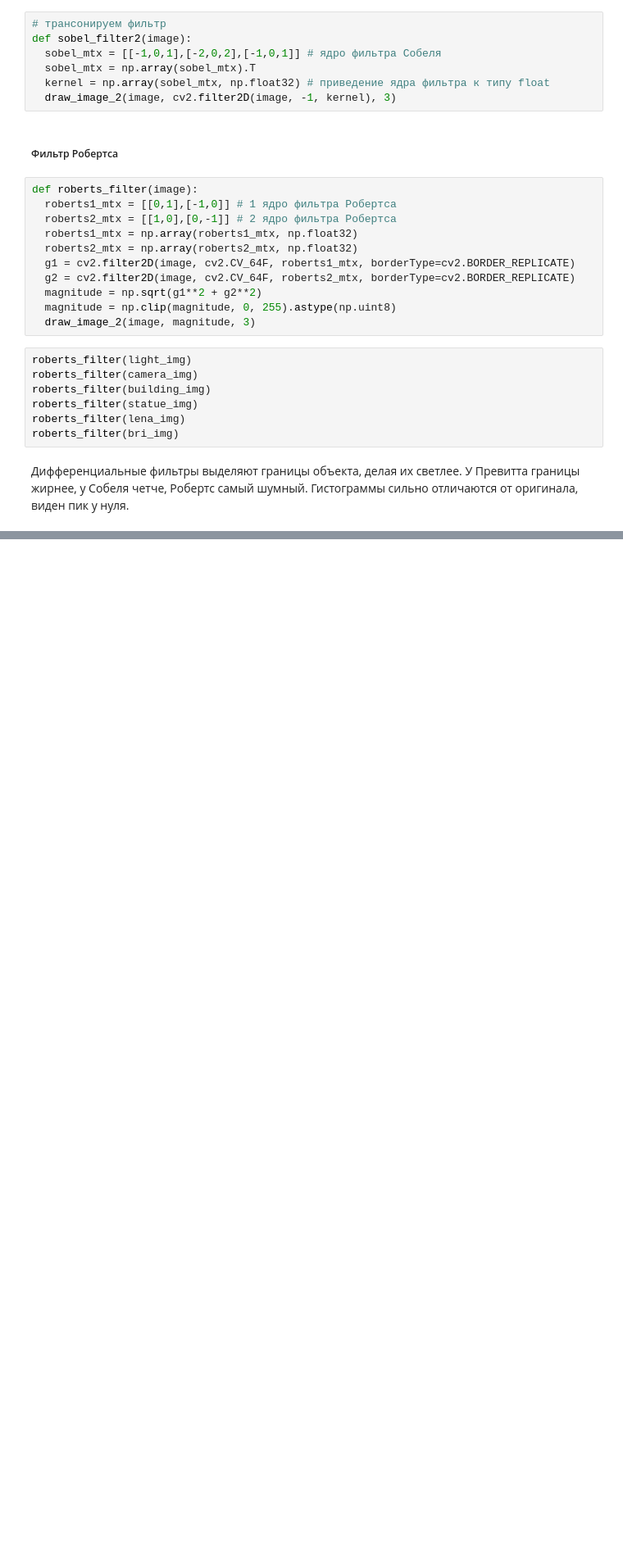
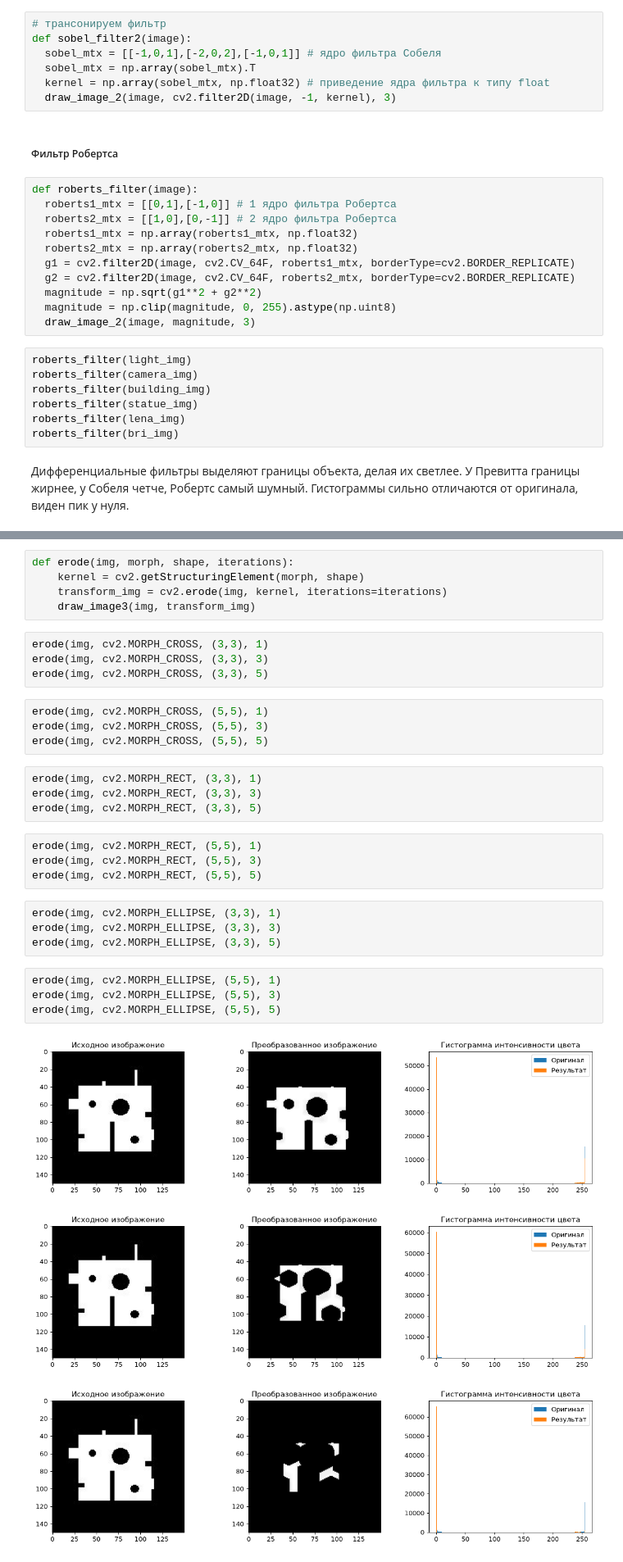
Before and after one commit to RuslanVdovinn/asu, a Jupyter notebook: kmkz/lab1.ipynb, the cells around one changed output, grey strips where cells are left out. Shown at 82% size. Drawn from its saved outputs; the diff is of its cells as text; blank space fills up the shorter version.

```diff
--- a/kmkz/lab1.ipynb
+++ b/kmkz/lab1.ipynb
@@ -358,0 +405,33 @@ roberts_filter(bri_img)
+# %%
+def erode(img, morph, shape, iterations):
+    kernel = cv2.getStructuringElement(morph, shape)
+    transform_img = cv2.erode(img, kernel, iterations=iterations)
+    draw_image3(img, transform_img)
+# %%
+erode(img, cv2.MORPH_CROSS, (3,3), 1)
+erode(img, cv2.MORPH_CROSS, (3,3), 3)
+erode(img, cv2.MORPH_CROSS, (3,3), 5)
+# %%
+erode(img, cv2.MORPH_CROSS, (5,5), 1)
+erode(img, cv2.MORPH_CROSS, (5,5), 3)
+erode(img, cv2.MORPH_CROSS, (5,5), 5)
+# %%
+erode(img, cv2.MORPH_RECT, (3,3), 1)
+erode(img, cv2.MORPH_RECT, (3,3), 3)
+erode(img, cv2.MORPH_RECT, (3,3), 5)
+# %%
+erode(img, cv2.MORPH_RECT, (5,5), 1)
+erode(img, cv2.MORPH_RECT, (5,5), 3)
+erode(img, cv2.MORPH_RECT, (5,5), 5)
+# %%
+erode(img, cv2.MORPH_ELLIPSE, (3,3), 1)
+erode(img, cv2.MORPH_ELLIPSE, (3,3), 3)
+erode(img, cv2.MORPH_ELLIPSE, (3,3), 5)
+# %%
+erode(img, cv2.MORPH_ELLIPSE, (5,5), 1)
+erode(img, cv2.MORPH_ELLIPSE, (5,5), 3)
+erode(img, cv2.MORPH_ELLIPSE, (5,5), 5)
+# %% [output]
+[figure, added]
+[figure, added]
+[figure, added]
```
Also changed, not shown: parts of 11 cells of this notebook.
